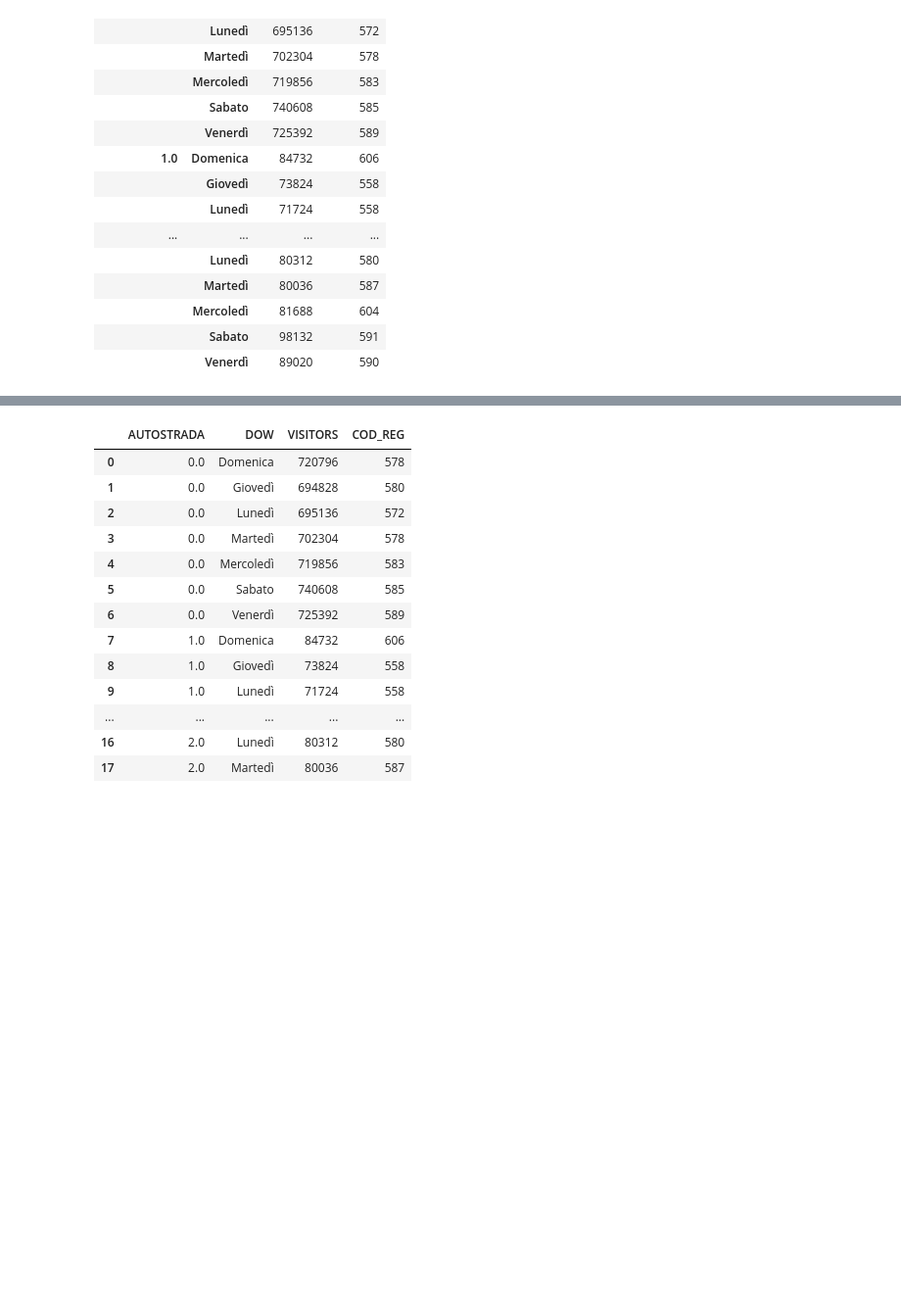
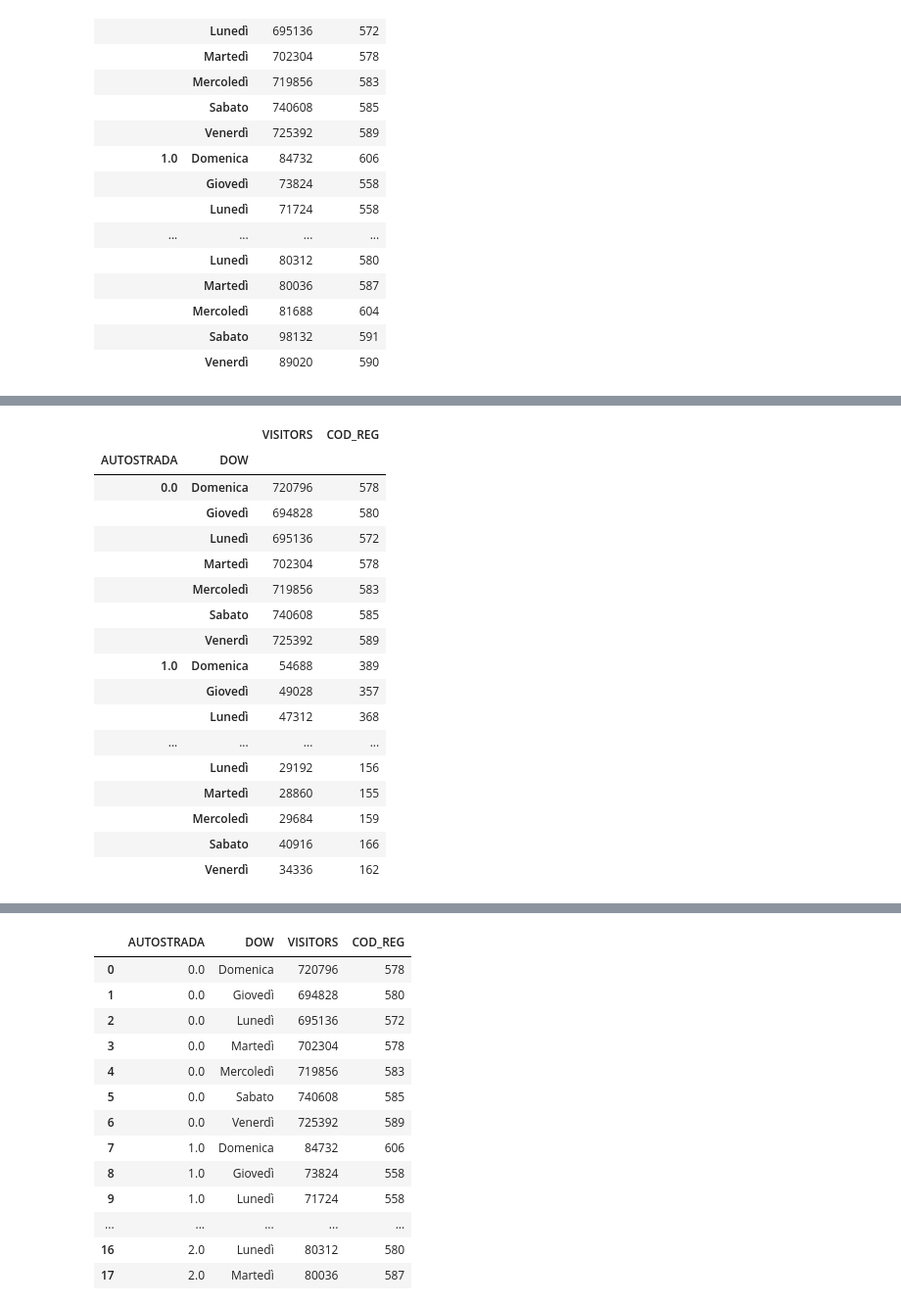
Before and after one commit to nico1654/project_work, a Jupyter notebook: Project_Work.ipynb, the cells around one changed output, grey strips where cells are left out. Shown: that part at 98% size. Cells and saved outputs as stored; diff of their text form; code cells hidden in the pictures; blank space fills up the shorter version.

```diff
--- a/Project_Work.ipynb
+++ b/Project_Work.ipynb
@@ -180,0 +199,24 @@ df_grouped_by_road
+# %%
+lista_cod_region = [5,6,3,8]
+df_mearest_region = df_distinct_users[df_distinct_users.COD_REG.isin(lista_cod_region)]
+df_grouped_by_road_region = df_mearest_region.groupby(by=["AUTOSTRADA", "DOW"]).agg({"VISITORS": "sum", "COD_REG": "count"})
+df_grouped_by_road_region
+# %% [output]
+|  |  | VISITORS | COD_REG |
+| AUTOSTRADA | DOW |  |  |
+| 0.0 | Domenica | 720796 | 578 |
+|  | Giovedì | 694828 | 580 |
+|  | Lunedì | 695136 | 572 |
+|  | Martedì | 702304 | 578 |
+|  | Mercoledì | 719856 | 583 |
+|  | Sabato | 740608 | 585 |
+|  | Venerdì | 725392 | 589 |
+| 1.0 | Domenica | 54688 | 389 |
+|  | Giovedì | 49028 | 357 |
+|  | Lunedì | 47312 | 368 |
+| ... | ... | ... | ... |
+|  | Lunedì | 29192 | 156 |
+|  | Martedì | 28860 | 155 |
+|  | Mercoledì | 29684 | 159 |
+|  | Sabato | 40916 | 166 |
+|  | Venerdì | 34336 | 162 |
```
Also changed, not shown: parts of 20 cells of this notebook.
